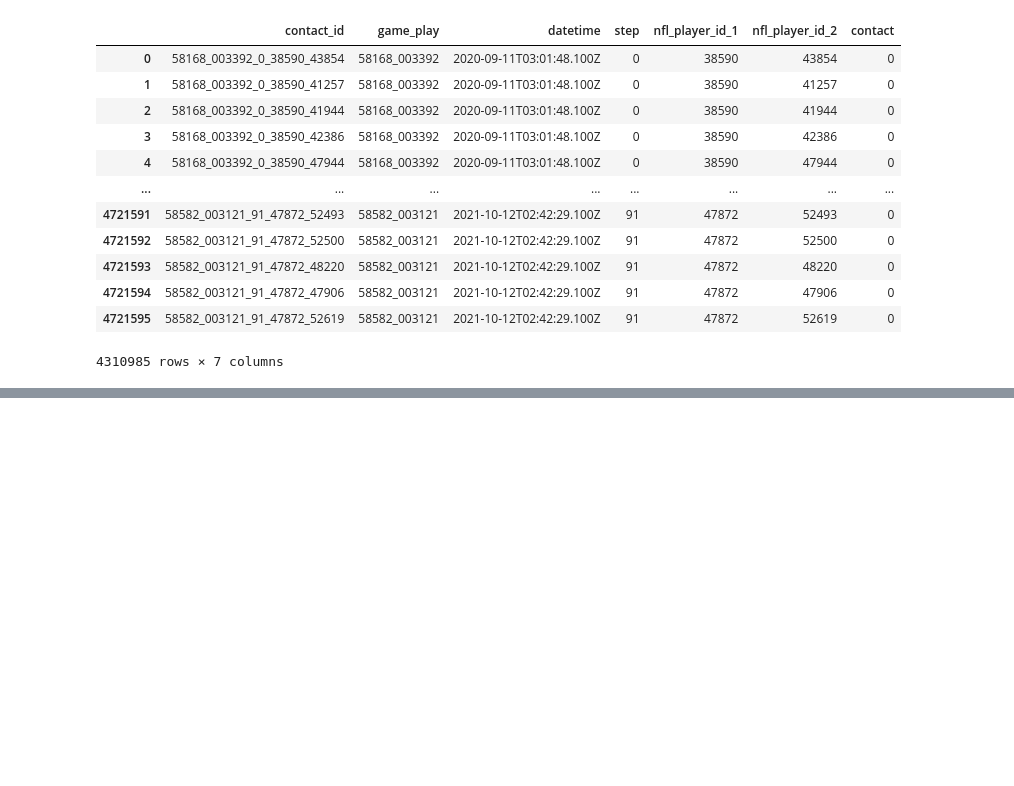
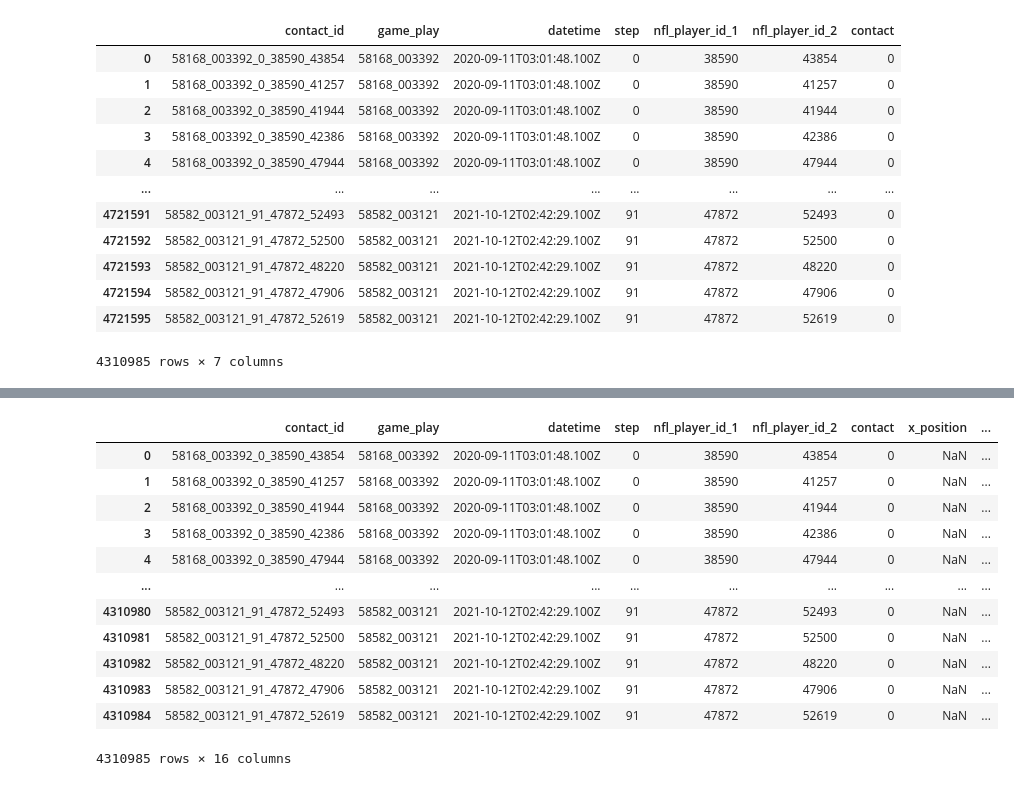
Before and after one commit to jjooki/Player-Contact-Detection, a Jupyter notebook: detection.ipynb, the cells around one changed output, grey strips where cells are left out. Drawn from its saved outputs; the diff is of its cells as text; code cells hidden in the pictures; blank space fills up the shorter version.

```diff
--- a/detection.ipynb
+++ b/detection.ipynb
@@ -282,22 +376,3 @@ tr_players_contact
 | 4721594 | 58582_003121_91_47872_47906 | 58582_003121 | 2021-10-12T02:42:29.100Z | 91 | 47872 | 47906 | 0 |
 | 4721595 | 58582_003121_91_47872_52619 | 58582_003121 | 2021-10-12T02:42:29.100Z | 91 | 47872 | 52619 | 0 |
 4310985 rows × 7 columns
-# %%
-df = tr_players_contact.copy()
-
-for game_play in tr_players_contact.game_play.unique():
-    game_df = tr_players_contact[tr_players_contact.game_play == game_play]
-    for step in game_df.step.unique():
-        df = game_df[game_df.step == step]
-        if len(df) != 231:
-            print('ㅈ됐으요')
-            print(len(df))
-            print(f'game_play: {game_play}, step: {step}')
-
-del game_df
-del df
-
-# msk1 = df.game_play == '58168_003392'
-# msk2 = df.step == 12
-# msk = pd.concat((msk1, msk2), axis=1)
-# slct = msk.all(axis=1)
@@ -442,17 +378,0 @@ def relative_quantative(data1: pd.Series, data2: pd.Series):
-# %%
-for game_play in train_player_tracking.game_play.unique():
-    game_df = train_player_tracking[train_player_tracking.game_play == game_play]
-    temp_ls = []
-    for step in game_df.step.unique():
-        game_step_df = game_df[game_df.step == step]
-        players = game_step_df.nfl_player_id.values
-
-        for player1_idx in range(len(players)):
-            player1_df = game_step_df[game_step_df.nfl_player_id == players[player1_idx]]
-            for player2_idx in range(player1_idx + 1, len(players)):
-                player2_df = game_step_df[game_step_df.nfl_player_id == players[player2_idx]]
-                temp_ls.append(relative_quantative(player1_df, player2_df))
-
-    temp_df = pd.concat(temp_ls, axis=0)
-    del temp_ls
-    temp_df.to_csv(data_path / 'refine' / 'train' / game_play + '_player_relative_tracking.csv')
@@ -485,0 +638,7 @@ def make_graph_tracking(tracking):
+# %%
+tr_ground_contact_tracking = make_graph_tracking_files(train_player_tracking,
+                                                       tr_ground_contact,
+                                                       ground=True)
+te_ground_contact_tracking = make_graph_tracking_files(test_player_tracking,
+                                                       te_ground_contact,
+                                                       ground=True)
@@ -485,0 +663,16 @@ def make_graph_tracking(tracking):
+# %%
+tr_ground_contact_tracking
+# %% [output]
+|  | contact_id | game_play | datetime | step | nfl_player_id_1 | nfl_player_id_2 | contact | x_position | ... |
+| 0 | 58168_003392_0_38590_43854 | 58168_003392 | 2020-09-11T03:01:48.100Z | 0 | 38590 | 43854 | 0 | NaN | ... |
+| 1 | 58168_003392_0_38590_41257 | 58168_003392 | 2020-09-11T03:01:48.100Z | 0 | 38590 | 41257 | 0 | NaN | ... |
+| 2 | 58168_003392_0_38590_41944 | 58168_003392 | 2020-09-11T03:01:48.100Z | 0 | 38590 | 41944 | 0 | NaN | ... |
+| 3 | 58168_003392_0_38590_42386 | 58168_003392 | 2020-09-11T03:01:48.100Z | 0 | 38590 | 42386 | 0 | NaN | ... |
+| 4 | 58168_003392_0_38590_47944 | 58168_003392 | 2020-09-11T03:01:48.100Z | 0 | 38590 | 47944 | 0 | NaN | ... |
+| ... | ... | ... | ... | ... | ... | ... | ... | ... | ... |
+| 4310980 | 58582_003121_91_47872_52493 | 58582_003121 | 2021-10-12T02:42:29.100Z | 91 | 47872 | 52493 | 0 | NaN | ... |
+| 4310981 | 58582_003121_91_47872_52500 | 58582_003121 | 2021-10-12T02:42:29.100Z | 91 | 47872 | 52500 | 0 | NaN | ... |
+| 4310982 | 58582_003121_91_47872_48220 | 58582_003121 | 2021-10-12T02:42:29.100Z | 91 | 47872 | 48220 | 0 | NaN | ... |
+| 4310983 | 58582_003121_91_47872_47906 | 58582_003121 | 2021-10-12T02:42:29.100Z | 91 | 47872 | 47906 | 0 | NaN | ... |
+| 4310984 | 58582_003121_91_47872_52619 | 58582_003121 | 2021-10-12T02:42:29.100Z | 91 | 47872 | 52619 | 0 | NaN | ... |
+4310985 rows × 16 columns
```
Also changed, not shown: parts of 56 cells of this notebook.
